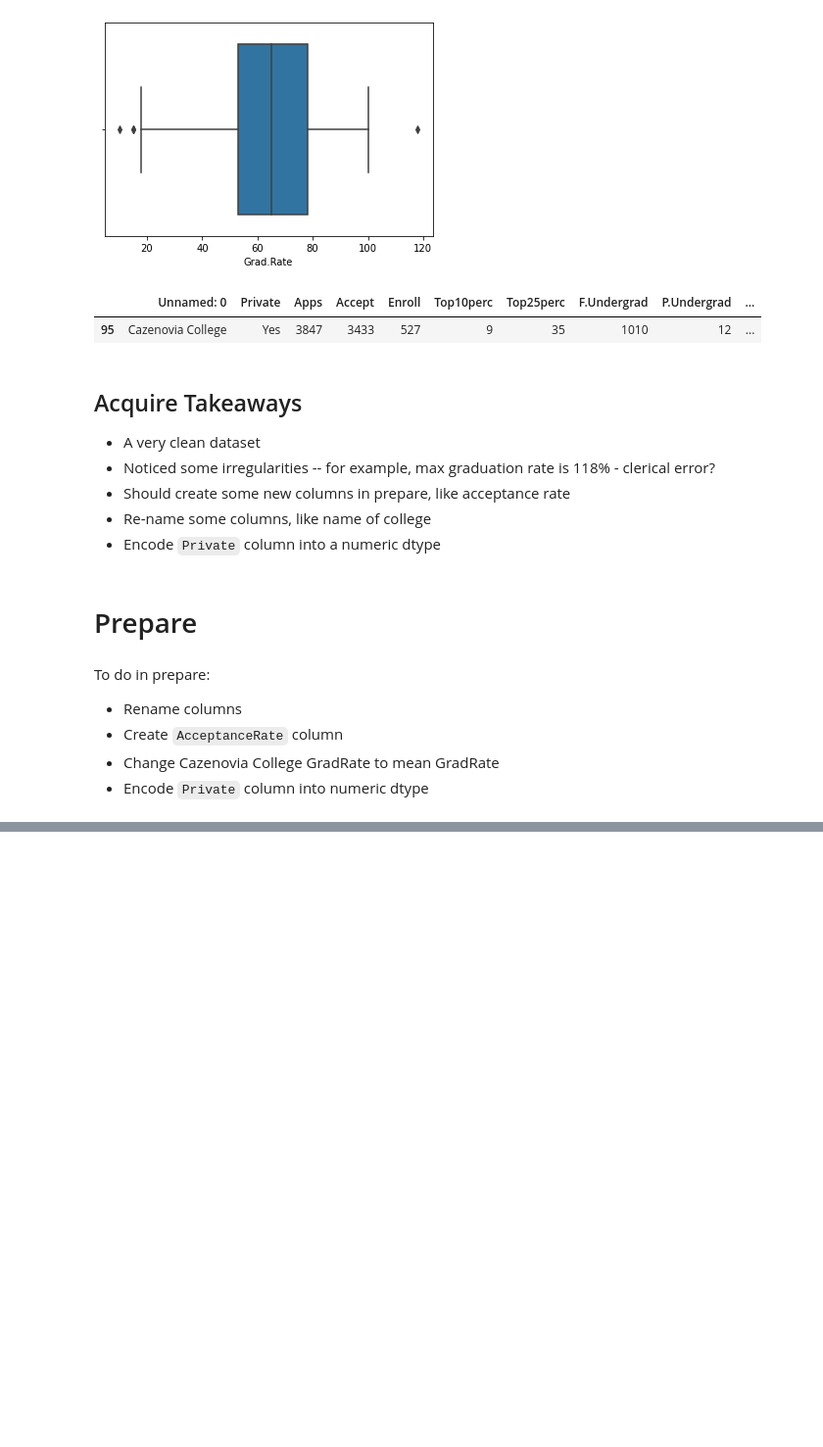
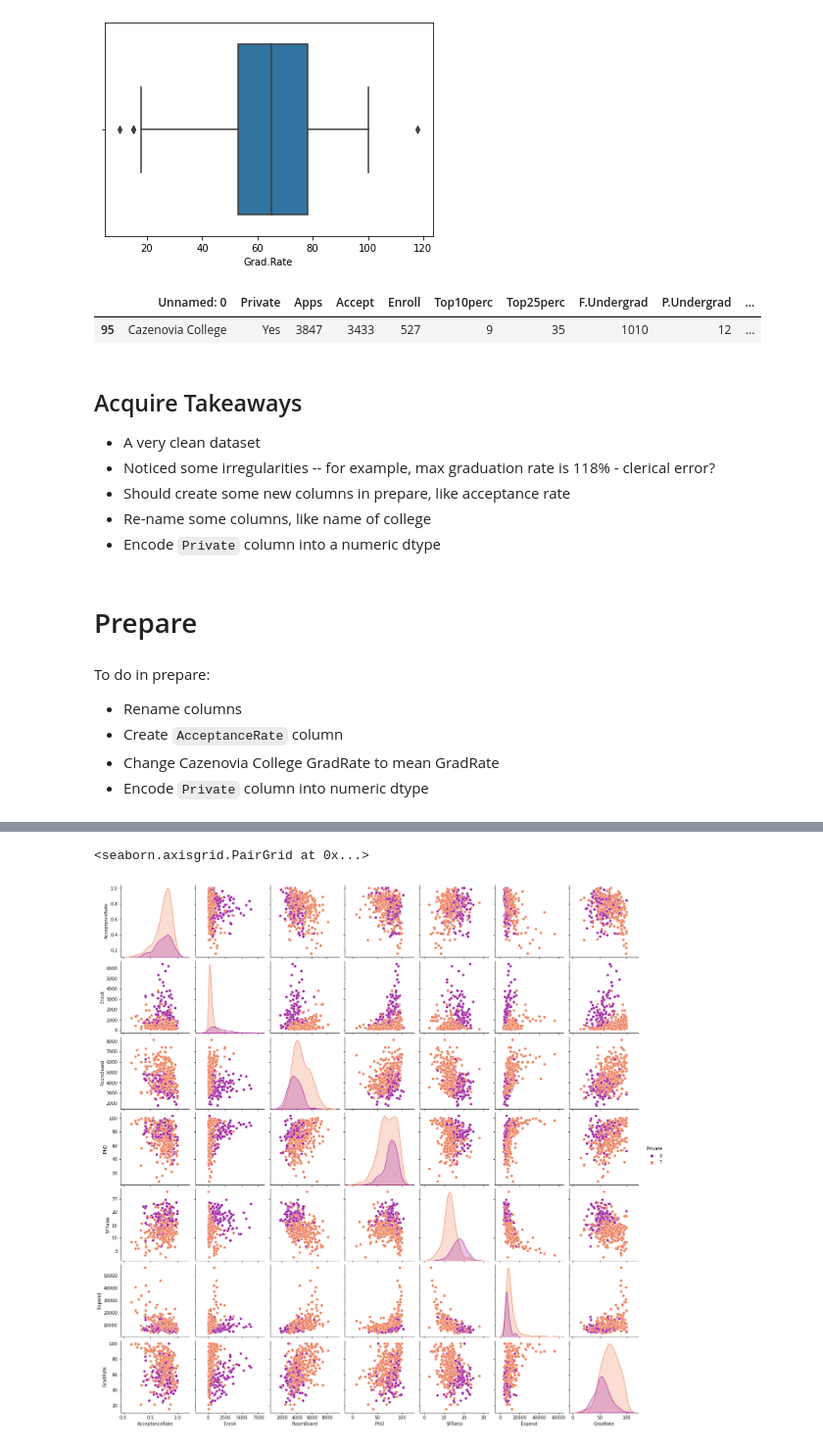
Before and after one commit to christophermayorga/individual-project, a Jupyter notebook: Final_Notebook.ipynb, the cells around one changed output, grey strips where cells are left out. Shown at 98% size. Cells and saved outputs as stored; diff of their text form; code cells hidden in the pictures; blank space fills up the shorter version.

```diff
--- a/Final_Notebook.ipynb
+++ b/Final_Notebook.ipynb
@@ -213,0 +233,10 @@ df = clean_college_data(df)
+# %%
+train, validate, X_train, y_train, X_validate, y_validate, X_test, y_test = train_validate_test(df, 'GradRate')
+# %%
+quant_vars = ['Private', 'AcceptanceRate', 'Enroll', 'RoomBoard', 'PhD',
+             'SFRatio', 'Expend', 'GradRate']
+# %%
+sns.pairplot(data = train[quant_vars], hue = 'Private', palette='plasma')
+# %% [output]
+<seaborn.axisgrid.PairGrid at 0x...>
+[figure, added]
```
Also changed, not shown: parts of 73 cells of this notebook, 1 other file.
